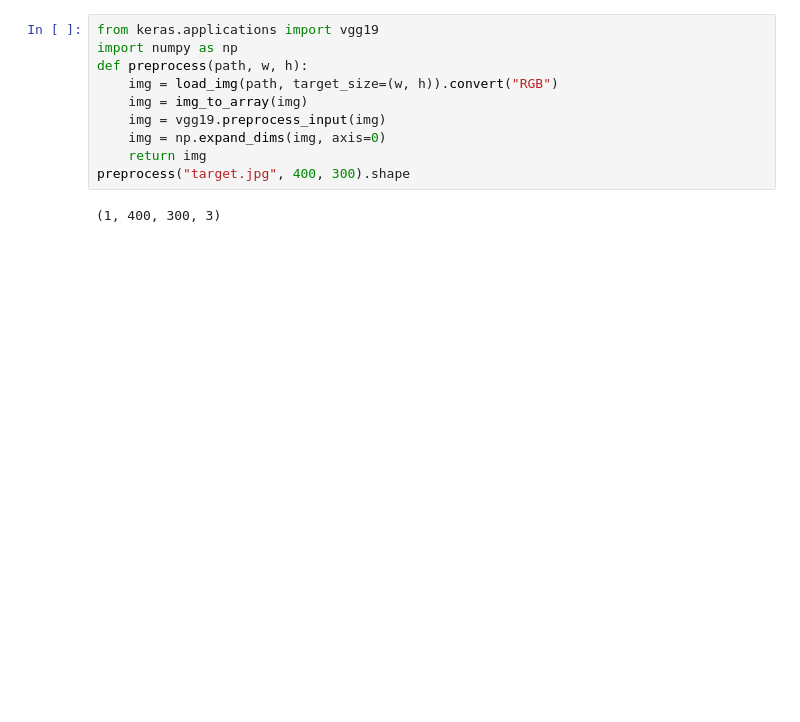
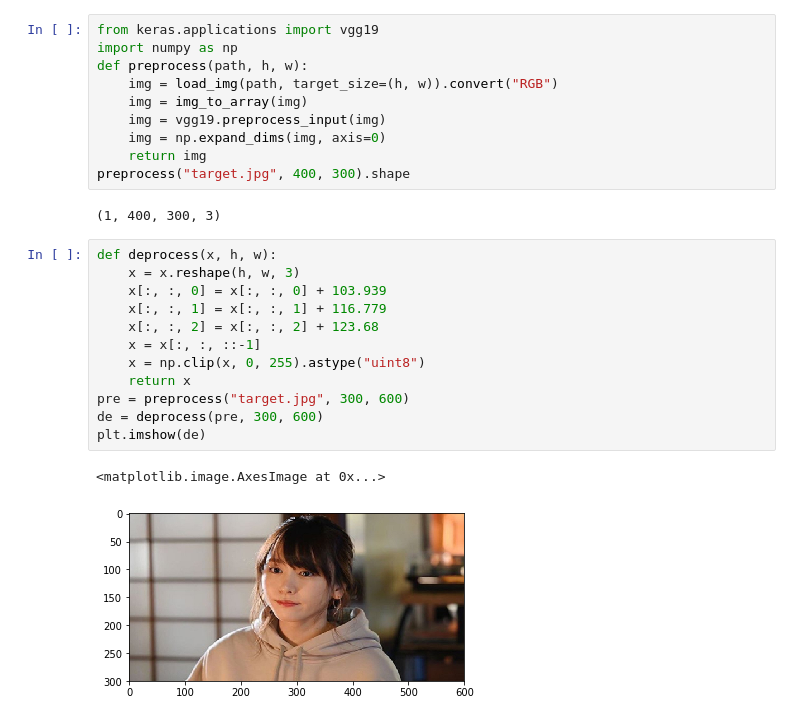
Before and after one commit to Elwing-Chou/jihsundl, a Jupyter notebook: test.ipynb, the cells around one changed output. Cells and saved outputs as stored; diff of their text form; blank space fills up the shorter version.

```diff
--- a/test.ipynb
+++ b/test.ipynb
@@ -22,8 +22,8 @@ plt.imshow(load_img("style.jpg"))
 # %%
 from keras.applications import vgg19
 import numpy as np
-def preprocess(path, w, h):
-    img = load_img(path, target_size=(w, h)).convert("RGB")
+def preprocess(path, h, w):
+    img = load_img(path, target_size=(h, w)).convert("RGB")
     img = img_to_array(img)
     img = vgg19.preprocess_input(img)
     img = np.expand_dims(img, axis=0)
@@ -31,3 +31,18 @@ def preprocess(path, w, h):
 preprocess("target.jpg", 400, 300).shape
 # %% [output]
 (1, 400, 300, 3)
+# %%
+def deprocess(x, h, w):
+    x = x.reshape(h, w, 3)
+    x[:, :, 0] = x[:, :, 0] + 103.939
+    x[:, :, 1] = x[:, :, 1] + 116.779
+    x[:, :, 2] = x[:, :, 2] + 123.68
+    x = x[:, :, ::-1]
+    x = np.clip(x, 0, 255).astype("uint8")
+    return x
+pre = preprocess("target.jpg", 300, 600)
+de = deprocess(pre, 300, 600)
+plt.imshow(de)
+# %% [output]
+<matplotlib.image.AxesImage at 0x...>
+[figure, added]
```
Also changed, not shown: parts of 2 cells of this notebook.
